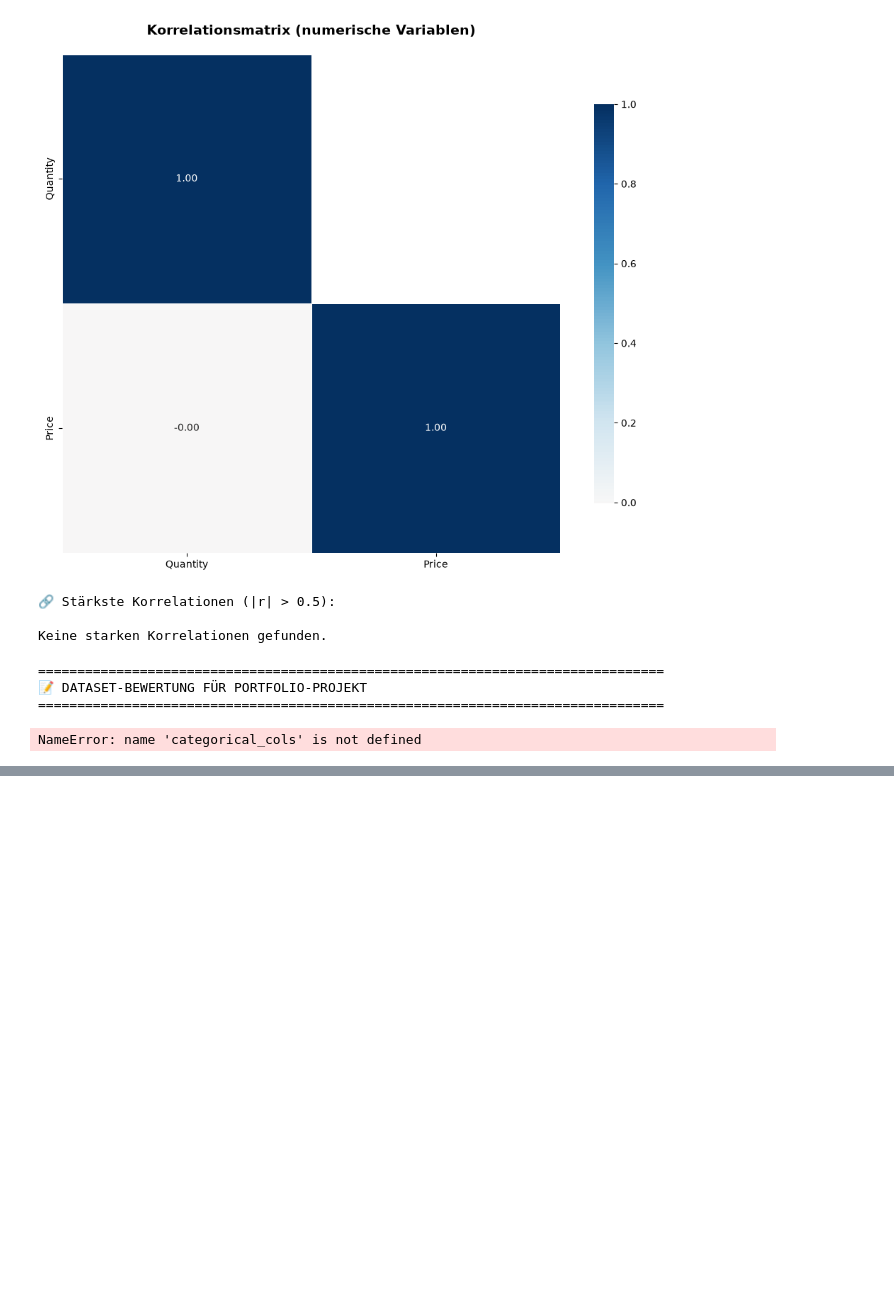
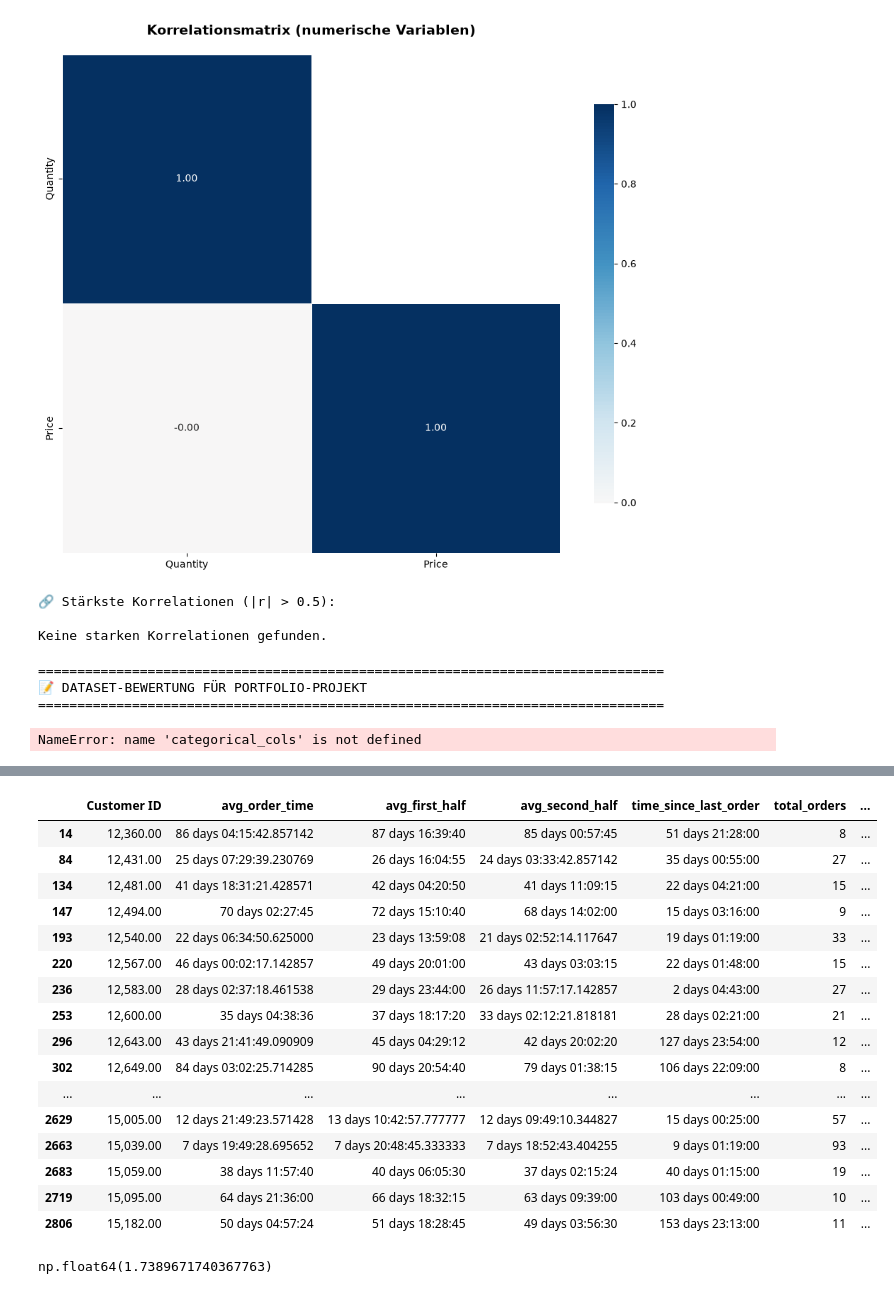
Before and after one commit to MVKall/UCI-Online-Retail-II, a Jupyter notebook: or.ipynb, the cells around one changed output, grey strips where cells are left out. Saved outputs shown, nothing was run; the diff lists cells and outputs as text; code cells hidden in the pictures; blank space fills up the shorter version.

```diff
--- a/or.ipynb
+++ b/or.ipynb
@@ -601,0 +814,6 @@ NameError: name 'categorical_cols' is not defined
+# %%
+mask = kunden_kpi['total_orders'] >= 8
+
+
+
+kunden_kpi_f = kunden_kpi[mask]
@@ -601,0 +832,6 @@ NameError: name 'categorical_cols' is not defined
+# %%
+perzentil_schwellenwerte = []
+for i in [10, 20, 30, 40, 50, 60, 70, 80, 90]:
+    perzentil_schwellenwerte.append(np.percentile(kunden_kpi[mask]['avg_incr'], i))
+
+perzentil_schwellenwerte
@@ -601,0 +848,42 @@ NameError: name 'categorical_cols' is not defined
+# %%
+# 1. Bedingungen definieren:
+conditions = [
+    kunden_kpi[mask]['avg_incr'] < perzentil_schwellenwerte[0],
+    kunden_kpi[mask]['avg_incr'] < perzentil_schwellenwerte[1],
+    kunden_kpi[mask]['avg_incr'] < perzentil_schwellenwerte[2],
+    kunden_kpi[mask]['avg_incr'] < perzentil_schwellenwerte[3],
+    kunden_kpi[mask]['avg_incr'] < perzentil_schwellenwerte[4],
+    kunden_kpi[mask]['avg_incr'] < perzentil_schwellenwerte[5],
+    kunden_kpi[mask]['avg_incr'] < perzentil_schwellenwerte[6],
+    kunden_kpi[mask]['avg_incr'] < perzentil_schwellenwerte[7],
+    kunden_kpi[mask]['avg_incr'] < perzentil_schwellenwerte[8],
+    kunden_kpi[mask]['avg_incr'] >= perzentil_schwellenwerte[8]
+   ]
+
+# 2. Werte definieren, die zugewiesen werden sollen
+choices = [10, 9, 8, 7, 6, 5, 4, 3, 2, 1]  # Zugehörige Zielwerte
+
+# 3. Neue Spalte erstellen
+kunden_kpi_f['Recency'] = np.select(conditions, choices, default=9)
+# %%
+mask = kunden_kpi_f['avg_incr'].between(0.86, 0.997)
+# %%
+kunden_kpi_f[mask].head(60)
+# %% [output]
+|  | Customer ID | avg_order_time | avg_first_half | avg_second_half | time_since_last_order | total_orders | ... |
+| 14 | 12,360.00 | 86 days 04:15:42.857142 | 87 days 16:39:40 | 85 days 00:57:45 | 51 days 21:28:00 | 8 | ... |
+| 84 | 12,431.00 | 25 days 07:29:39.230769 | 26 days 16:04:55 | 24 days 03:33:42.857142 | 35 days 00:55:00 | 27 | ... |
+| 134 | 12,481.00 | 41 days 18:31:21.428571 | 42 days 04:20:50 | 41 days 11:09:15 | 22 days 04:21:00 | 15 | ... |
+| 147 | 12,494.00 | 70 days 02:27:45 | 72 days 15:10:40 | 68 days 14:02:00 | 15 days 03:16:00 | 9 | ... |
+| 193 | 12,540.00 | 22 days 06:34:50.625000 | 23 days 13:59:08 | 21 days 02:52:14.117647 | 19 days 01:19:00 | 33 | ... |
+| 220 | 12,567.00 | 46 days 00:02:17.142857 | 49 days 20:01:00 | 43 days 03:03:15 | 22 days 01:48:00 | 15 | ... |
+| 236 | 12,583.00 | 28 days 02:37:18.461538 | 29 days 23:44:00 | 26 days 11:57:17.142857 | 2 days 04:43:00 | 27 | ... |
+| 253 | 12,600.00 | 35 days 04:38:36 | 37 days 18:17:20 | 33 days 02:12:21.818181 | 28 days 02:21:00 | 21 | ... |
+| 296 | 12,643.00 | 43 days 21:41:49.090909 | 45 days 04:29:12 | 42 days 20:02:20 | 127 days 23:54:00 | 12 | ... |
+| 302 | 12,649.00 | 84 days 03:02:25.714285 | 90 days 20:54:40 | 79 days 01:38:15 | 106 days 22:09:00 | 8 | ... |
+| ... | ... | ... | ... | ... | ... | ... | ... |
+| 2629 | 15,005.00 | 12 days 21:49:23.571428 | 13 days 10:42:57.777777 | 12 days 09:49:10.344827 | 15 days 00:25:00 | 57 | ... |
+| 2663 | 15,039.00 | 7 days 19:49:28.695652 | 7 days 20:48:45.333333 | 7 days 18:52:43.404255 | 9 days 01:19:00 | 93 | ... |
+| 2683 | 15,059.00 | 38 days 11:57:40 | 40 days 06:05:30 | 37 days 02:15:24 | 40 days 01:15:00 | 19 | ... |
+| 2719 | 15,095.00 | 64 days 21:36:00 | 66 days 18:32:15 | 63 days 09:39:00 | 103 days 00:49:00 | 10 | ... |
+| 2806 | 15,182.00 | 50 days 04:57:24 | 51 days 18:28:45 | 49 days 03:56:30 | 153 days 23:13:00 | 11 | ... |
@@ -601,0 +893,5 @@ NameError: name 'categorical_cols' is not defined
+# %%
+#kunden_kpi[mask]['avg_incr'].percentile(10)
+np.percentile(kunden_kpi[mask]['avg_incr'], 75)
+# %% [output]
+np.float64(1.7389671740367763)
```
Also changed, not shown: parts of 33 cells of this notebook, 3 other files.
